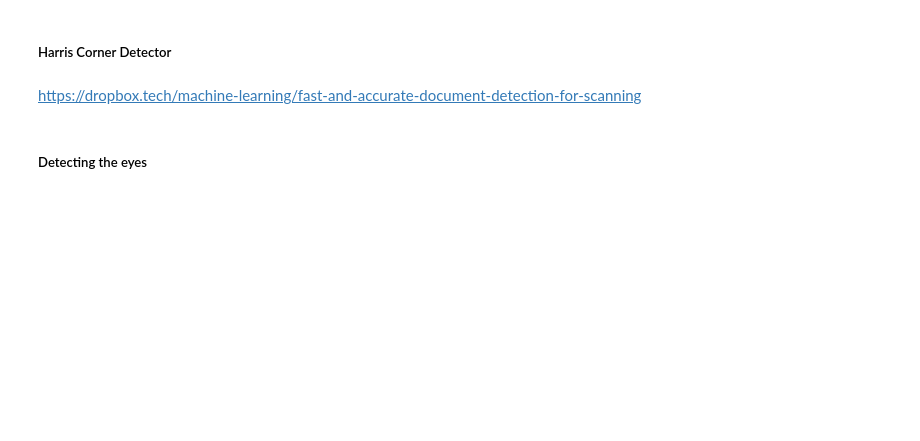
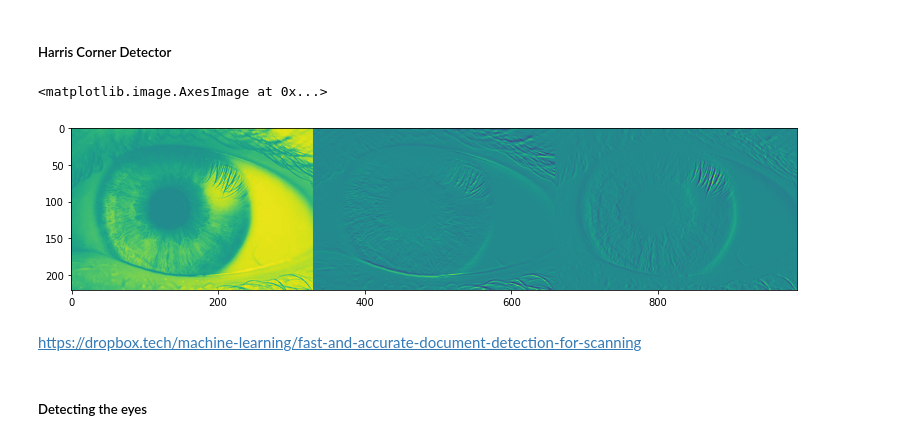
Before and after one commit to borislevant/cvplayground, a Jupyter notebook: scanner.ipynb, the cells around one changed output. Cells and saved outputs as stored; diff of their text form; code cells hidden in the pictures; blank space fills up the shorter version.

```diff
--- a/scanner.ipynb
+++ b/scanner.ipynb
@@ -85,8 +98,13 @@ for v, angle, dist in zip(*hough_line_peaks(h, theta, d)):
 # %% [markdown]
 ##### Harris Corner Detector
 # %%
-img_grey=color.rgb2gray(img)
-plt.imshow(img_grey)
+img_grey = color.rgb2gray(img)
+img_grey_x = sobel_h(img_grey)
+img_grey_y = sobel_v(img_grey)
+plt.imshow(np.hstack([img_grey, img_grey_x, img_grey_y]))
+# %% [output]
+<matplotlib.image.AxesImage at 0x...>
+[figure, added]
 # %% [markdown]
 https://dropbox.tech/machine-learning/fast-and-accurate-document-detection-for-scanning
 # %% [markdown]
```
Also changed, not shown: parts of 7 cells of this notebook.
